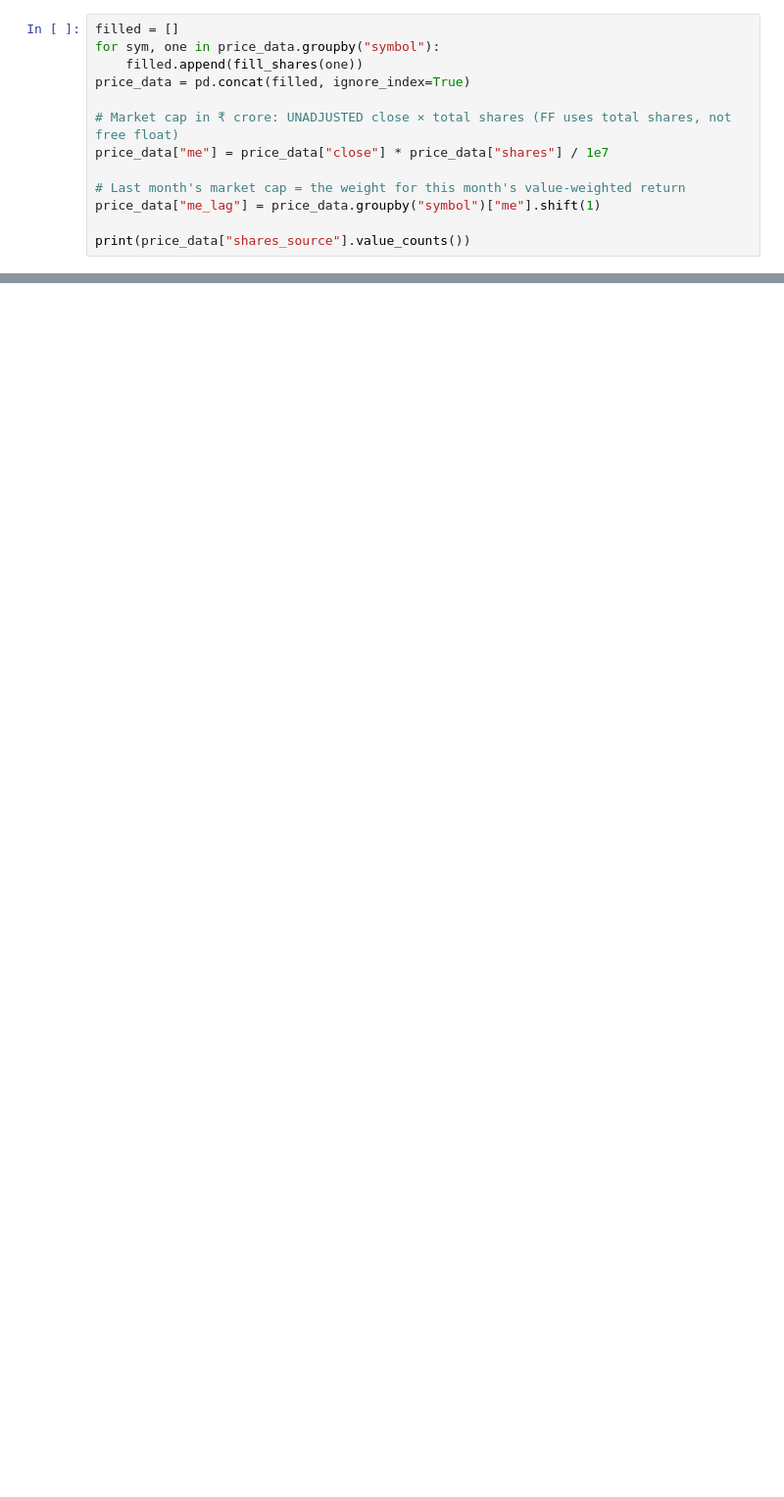
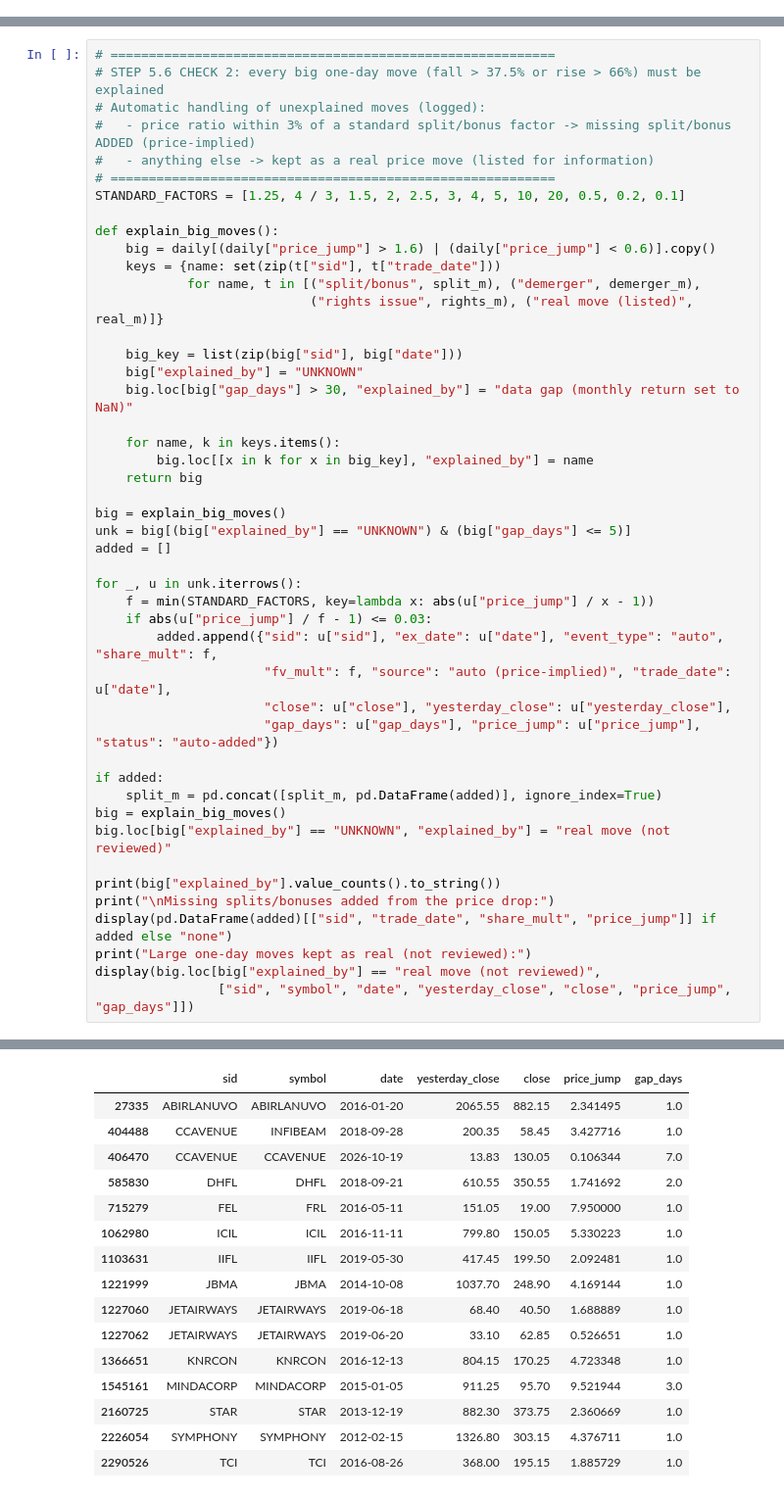
Before and after one commit to Jay-K28/Fama-French-model, a Jupyter notebook: notebooks/01_data_ingestion_and_cleaning.ipynb, the cells around one changed output, grey strips where cells are left out. Shown at 98% size. Saved outputs shown, nothing was run; the diff lists cells and outputs as text; blank space fills up the shorter version.

Commit message:
Reverted to phase 1 from 4, corrected data based on corporate actions

```diff
--- a/notebooks/01_data_ingestion_and_cleaning.ipynb
+++ b/notebooks/01_data_ingestion_and_cleaning.ipynb
@@ -1324,13 +0,0 @@ def fill_shares(one):
-# %%
-filled = []
-for sym, one in price_data.groupby("symbol"):
-    filled.append(fill_shares(one))
-price_data = pd.concat(filled, ignore_index=True)
-
-# Market cap in ₹ crore: UNADJUSTED close × total shares (FF uses total shares, not free float)
-price_data["me"] = price_data["close"] * price_data["shares"] / 1e7
-
-# Last month's market cap = the weight for this month's value-weighted return
-price_data["me_lag"] = price_data.groupby("symbol")["me"].shift(1)
-
-print(price_data["shares_source"].value_counts())
@@ -1570,0 +888,47 @@ Saved: monthly_panel.csv           (one row per stock per month)
+# %%
+# ==========================================================
+# STEP 5.6 CHECK 2: every big one-day move (fall > 37.5% or rise > 66%) must be explained
+# Automatic handling of unexplained moves (logged):
+#   - price ratio within 3% of a standard split/bonus factor -> missing split/bonus ADDED (price-implied)
+#   - anything else -> kept as a real price move (listed for information)
+# ==========================================================
+STANDARD_FACTORS = [1.25, 4 / 3, 1.5, 2, 2.5, 3, 4, 5, 10, 20, 0.5, 0.2, 0.1]
+
+def explain_big_moves():
+    big = daily[(daily["price_jump"] > 1.6) | (daily["price_jump"] < 0.6)].copy()
+    keys = {name: set(zip(t["sid"], t["trade_date"]))
+            for name, t in [("split/bonus", split_m), ("demerger", demerger_m),
+                            ("rights issue", rights_m), ("real move (listed)", real_m)]}
+
+    big_key = list(zip(big["sid"], big["date"]))
+    big["explained_by"] = "UNKNOWN"
+    big.loc[big["gap_days"] > 30, "explained_by"] = "data gap (monthly return set to NaN)"
+
+    for name, k in keys.items():
+        big.loc[[x in k for x in big_key], "explained_by"] = name
+    return big
+
+big = explain_big_moves()
+unk = big[(big["explained_by"] == "UNKNOWN") & (big["gap_days"] <= 5)]
+added = []
+
+for _, u in unk.iterrows():
+    f = min(STANDARD_FACTORS, key=lambda x: abs(u["price_jump"] / x - 1))
+    if abs(u["price_jump"] / f - 1) <= 0.03:
+        added.append({"sid": u["sid"], "ex_date": u["date"], "event_type": "auto", "share_mult": f,
+                      "fv_mult": f, "source": "auto (price-implied)", "trade_date": u["date"],
+                      "close": u["close"], "yesterday_close": u["yesterday_close"],
+                      "gap_days": u["gap_days"], "price_jump": u["price_jump"], "status": "auto-added"})
+
+if added:
+    split_m = pd.concat([split_m, pd.DataFrame(added)], ignore_index=True)
+big = explain_big_moves()
+big.loc[big["explained_by"] == "UNKNOWN", "explained_by"] = "real move (not reviewed)"
+
+print(big["explained_by"].value_counts().to_string())
+print("\nMissing splits/bonuses added from the price drop:")
+display(pd.DataFrame(added)[["sid", "trade_date", "share_mult", "price_jump"]] if added else "none")
+print("Large one-day moves kept as real (not reviewed):")
+display(big.loc[big["explained_by"] == "real move (not reviewed)",
+                ["sid", "symbol", "date", "yesterday_close", "close", "price_jump", "gap_days"]])
+# %% [output]
@@ -1570,0 +951,16 @@ Saved: monthly_panel.csv           (one row per stock per month)
+|  | sid | symbol | date | yesterday_close | close | price_jump | gap_days |
+| 27335 | ABIRLANUVO | ABIRLANUVO | 2016-01-20 | 2065.55 | 882.15 | 2.341495 | 1.0 |
+| 404488 | CCAVENUE | INFIBEAM | 2018-09-28 | 200.35 | 58.45 | 3.427716 | 1.0 |
+| 406470 | CCAVENUE | CCAVENUE | 2026-10-19 | 13.83 | 130.05 | 0.106344 | 7.0 |
+| 585830 | DHFL | DHFL | 2018-09-21 | 610.55 | 350.55 | 1.741692 | 2.0 |
+| 715279 | FEL | FRL | 2016-05-11 | 151.05 | 19.00 | 7.950000 | 1.0 |
+| 1062980 | ICIL | ICIL | 2016-11-11 | 799.80 | 150.05 | 5.330223 | 1.0 |
+| 1103631 | IIFL | IIFL | 2019-05-30 | 417.45 | 199.50 | 2.092481 | 1.0 |
+| 1221999 | JBMA | JBMA | 2014-10-08 | 1037.70 | 248.90 | 4.169144 | 1.0 |
+| 1227060 | JETAIRWAYS | JETAIRWAYS | 2019-06-18 | 68.40 | 40.50 | 1.688889 | 1.0 |
+| 1227062 | JETAIRWAYS | JETAIRWAYS | 2019-06-20 | 33.10 | 62.85 | 0.526651 | 1.0 |
+| 1366651 | KNRCON | KNRCON | 2016-12-13 | 804.15 | 170.25 | 4.723348 | 1.0 |
+| 1545161 | MINDACORP | MINDACORP | 2015-01-05 | 911.25 | 95.70 | 9.521944 | 3.0 |
+| 2160725 | STAR | STAR | 2013-12-19 | 882.30 | 373.75 | 2.360669 | 1.0 |
+| 2226054 | SYMPHONY | SYMPHONY | 2012-02-15 | 1326.80 | 303.15 | 4.376711 | 1.0 |
+| 2290526 | TCI | TCI | 2016-08-26 | 368.00 | 195.15 | 1.885729 | 1.0 |
```
Also changed, not shown: parts of 113 cells of this notebook, 58 other files.
